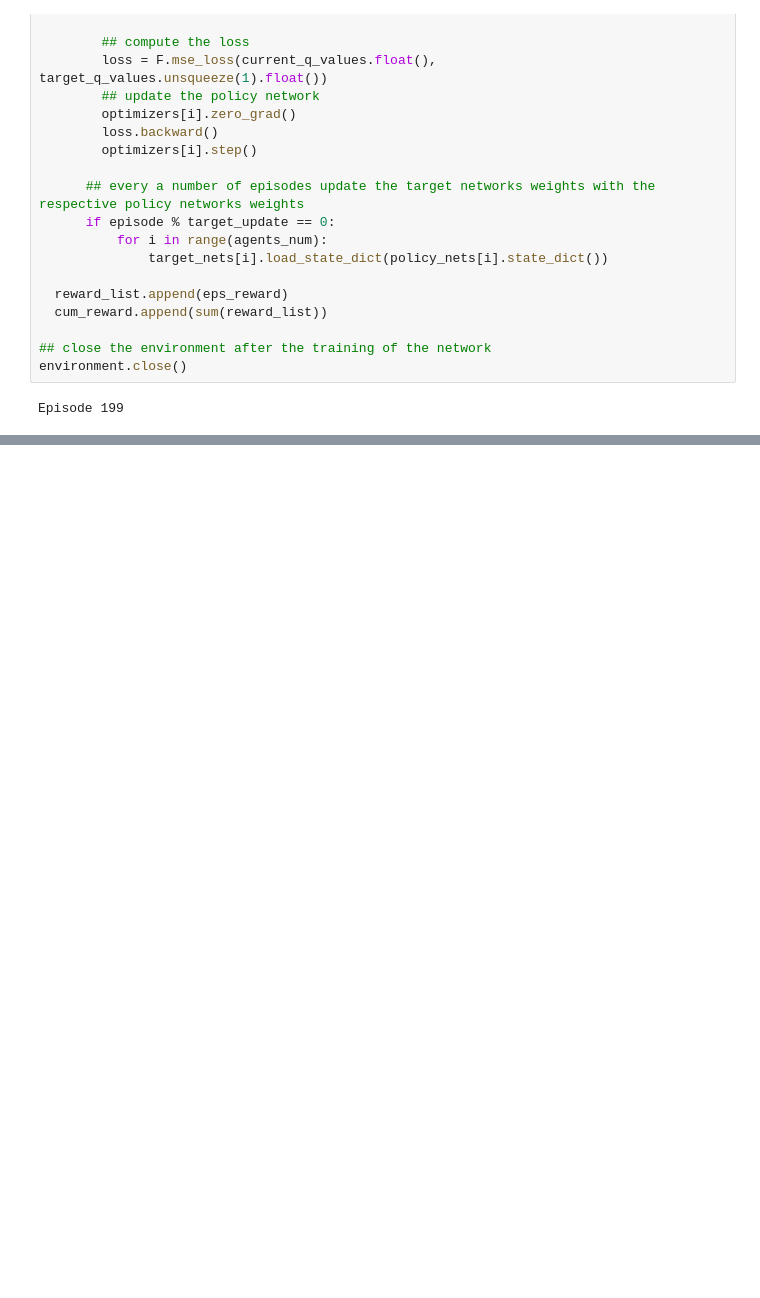
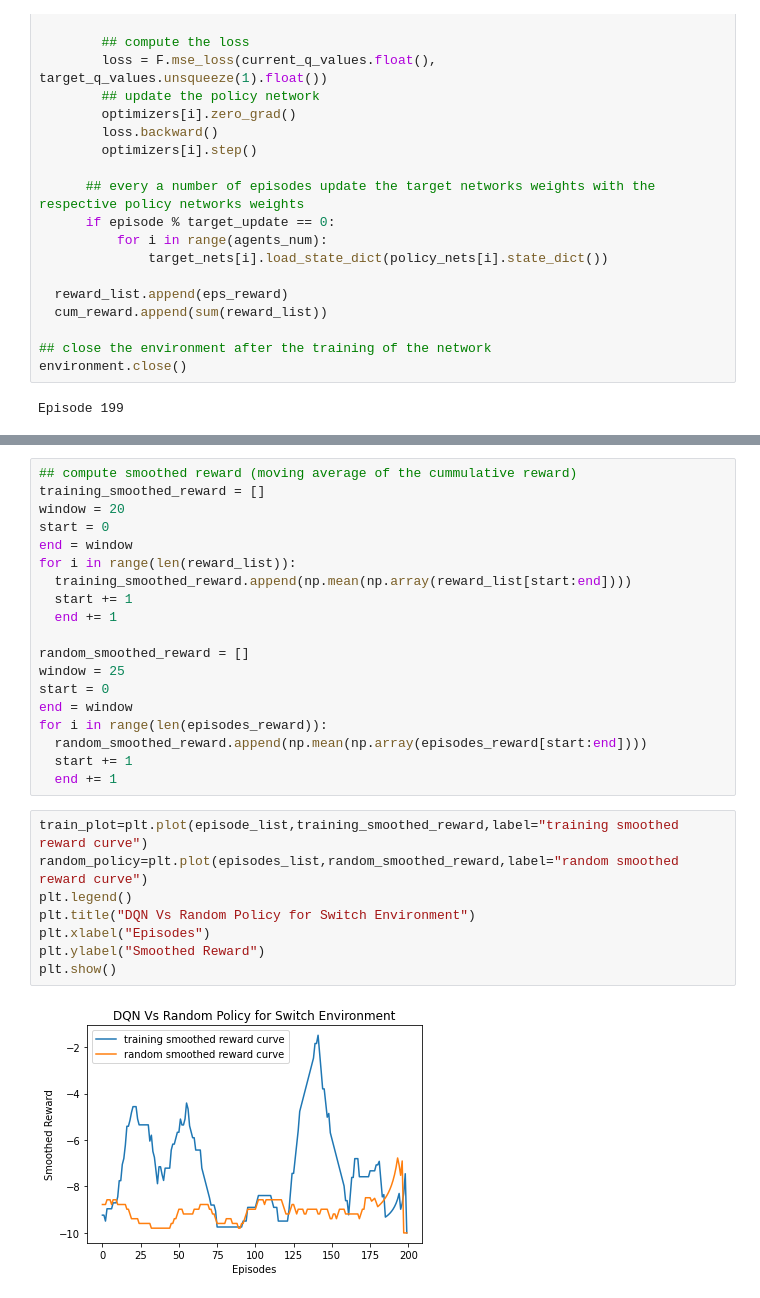
Before and after one commit to apof/Multi-Agent-RL, a Jupyter notebook: DQN_Switch_n_Gym.ipynb, the cells around one changed output, grey strips where cells are left out. Saved outputs shown, nothing was run; the diff lists cells and outputs as text; blank space fills up the shorter version.

```diff
--- a/DQN_Switch_n_Gym.ipynb
+++ b/DQN_Switch_n_Gym.ipynb
@@ -469,3 +472,32 @@ plt.show()
+# %%
+## compute smoothed reward (moving average of the cummulative reward)
+training_smoothed_reward = []
+window = 20
+start = 0
+end = window
+for i in range(len(reward_list)):
+  training_smoothed_reward.append(np.mean(np.array(reward_list[start:end])))
+  start += 1
+  end += 1
+
+random_smoothed_reward = []
+window = 25
+start = 0
+end = window
+for i in range(len(episodes_reward)):
+  random_smoothed_reward.append(np.mean(np.array(episodes_reward[start:end])))
+  start += 1
+  end += 1
+# %%
+train_plot=plt.plot(episode_list,training_smoothed_reward,label="training smoothed reward curve")
+random_policy=plt.plot(episodes_list,random_smoothed_reward,label="random smoothed reward curve")
+plt.legend()
+plt.title("DQN Vs Random Policy for Switch Environment")
+plt.xlabel("Episodes")
+plt.ylabel("Smoothed Reward")
+plt.show()
+# %% [output]
+[figure, added]
 # %%
 train_plot=plt.plot(episode_list,cum_reward,label="training cummulative reward")
 random_policy=plt.plot(episodes_list,cum_random_reward,label="random cummulative reward")
```
Also changed, not shown: parts of 5 cells of this notebook.
